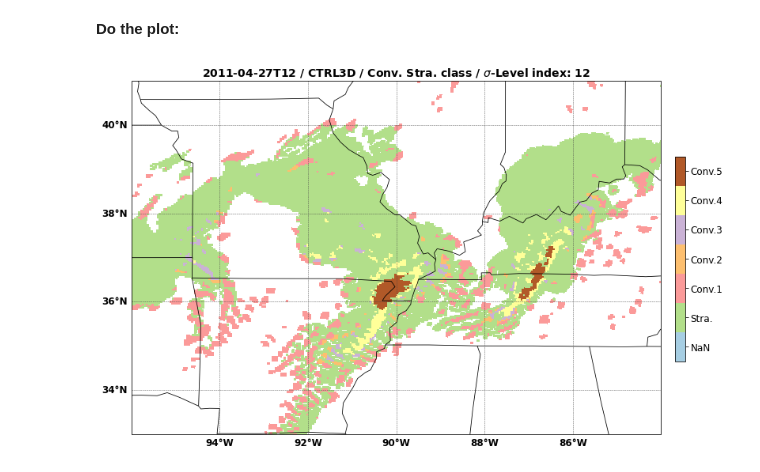
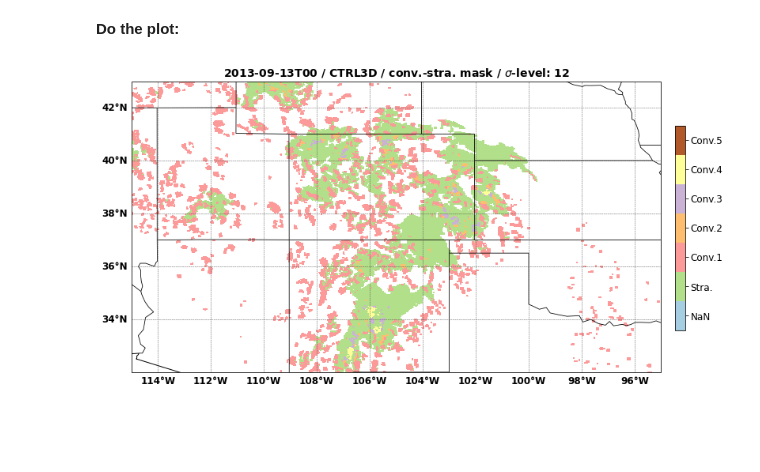
Before and after one commit to Lusicl/WRF_dBZ_Cloud_Classification, a Jupyter notebook: WRF_dBZ_Class_CONUS1/wrf_dbz_CSMask_SigmaLev_Plot_test.ipynb, the cells around one changed output. Drawn from its saved outputs; the diff is of its cells as text; code cells hidden in the pictures; blank space fills up the shorter version.

Commit message:
update plots

```diff
--- a/WRF_dBZ_Class_CONUS1/wrf_dbz_CSMask_SigmaLev_Plot_test.ipynb
+++ b/WRF_dBZ_Class_CONUS1/wrf_dbz_CSMask_SigmaLev_Plot_test.ipynb
@@ -56,8 +63,8 @@ wrf_sim_type = 'CTRL3D'
 # wrf_sim_type = 'PGW3D'
 
 ## Set date time:
-case_date_time = dt.datetime(2011,4,27)
-# case_date_time = dt.datetime(2013,9,13)
+# case_date_time = dt.datetime(2011,4,27)
+case_date_time = dt.datetime(2013,9,13)
 
 file_name_list = set_input_names(case_date_time)
 print(file_name_list)
@@ -68,7 +75,7 @@ print(file_name_list)
 # %%
 ## Set hour:
 ## 0:00, 1:03, 2:06, 3:09, 4:12, 5:15, 6:18, 7:21
-time_hour_idx = 4
+time_hour_idx = 0
 
 ## Set sigma level index:
 interp_vertical_lev = 12 # number in levels.
@@ -147,9 +154,9 @@ def new_map(fig):
     ## CONUS:
     # ax.set_extent([-139, -55, 16, 60], crs=proj)
     ## 9/13 case:
-    # ax.set_extent([-115, -95, 32, 43], crs=proj)
+    ax.set_extent([-115, -95, 32, 43], crs=proj)
     ## 4/27 case:
-    ax.set_extent([-96, -84, 33, 41], crs=proj)
+    # ax.set_extent([-96, -84, 33, 41], crs=proj)
 
     ## Add coast lines:
     ax.coastlines('10m', 'black', linewidth=1)
@@ -213,36 +220,36 @@ cf1 = ax1.pcolormesh( plotting_lon, plotting_lat, plotting_var
                     , vmax=5
                     , shading='auto'
                     )
 cf1.cmap.set_under('w')
 
 ## Title:
 cf1_title = plt.title( np.datetime_as_string(dbz_sigmalev.Time.data, unit='h') + ' / '
                      + wrf_sim_type + ' / '
-                     + 'Conv. Stra. class / '
-                     + '$\sigma$-Level index: ' + str(interp_vertical_lev)
+                     + 'conv.-stra. mask / '
+                     + '$\sigma$-level: ' + str(interp_vertical_lev)
                      ,fontsize=14
                      ,fontweight='bold'
                      # ,loc='left'
                      )
 # plt.title('right', loc='right')
 
 ## Colorbar:
 cbar_ax = fig.add_axes([0.92, 0.3, 0.015, 0.4])
 cbar = fig.colorbar(cf1,
                     cax=cbar_ax,
                     fraction=0.04,
                     ticks=np.arange(-1, 6, 1),
                     boundaries=np.arange(-1.5, 6.5, 1))
 cbar.ax.tick_params(labelsize=12)
 cbar.set_ticklabels(['NaN', 'Stra.', 'Conv.1', 'Conv.2', 'Conv.3', 'Conv.4', 'Conv.5'])
 # cbar_title = plt.title('[dBZ]', fontsize=12, y=-0.1)
 
 ## Save figure:
 plt.savefig('./' + np.datetime_as_string(dbz_sigmalev.Time.data, unit='h') + '_CSmask_sigma.png',
             bbox_inches='tight',
             dpi=300)
 # %% [output]
-[figure, old version]
+[figure, new version]
 # %%
 %reset
 # %% [output]
```
Also changed, not shown: parts of 5 cells of this notebook, 10 other files.
